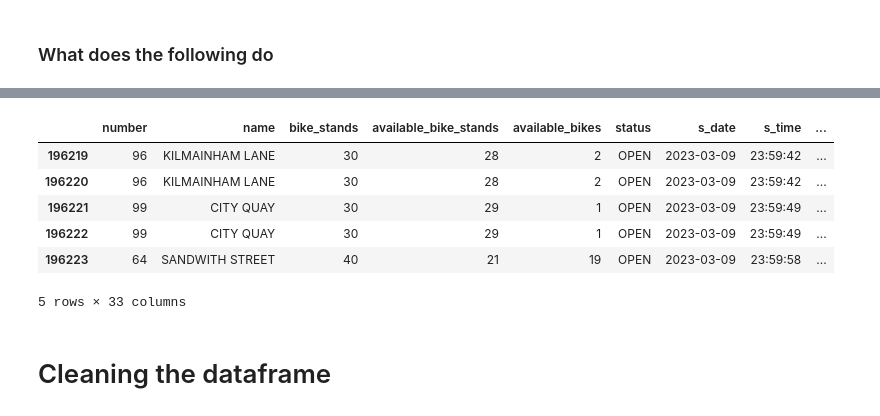
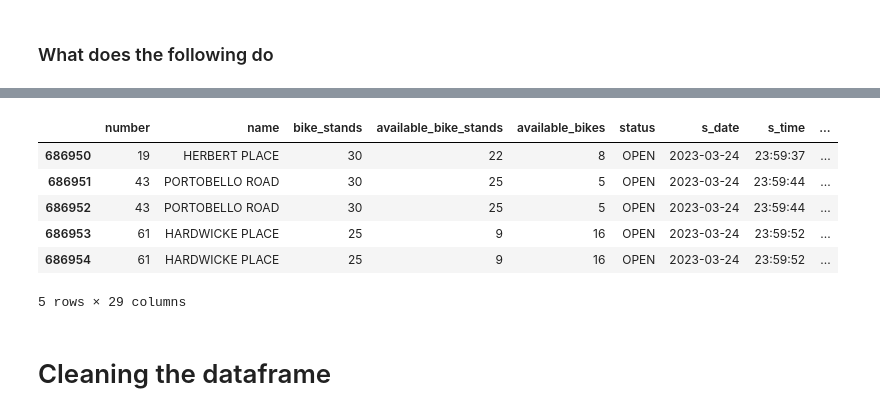
Before and after one commit to shuyaaaaaaa/Dublin-Bike, a Jupyter notebook: datamodel/model.ipynb, the cells around one changed output, grey strips where cells are left out. Cells and saved outputs as stored; diff of their text form; code cells hidden in the pictures.

Commit message:
adding weather data

```diff
--- a/datamodel/model.ipynb
+++ b/datamodel/model.ipynb
@@ -60,3 +90,6 @@ training_data.tail()
 | 707163 | 40 | JERVIS STREET | 21 | 4 | 17 | OPEN | 2023-03-24 | 23:56:56 |
 | 707165 | 103 | GRANGEGORMAN LOWER (SOUTH) | 40 | 39 | 1 | OPEN | 2023-03-24 | 23:58:12 |
 | 707168 | 83 | EMMET ROAD | 40 | 31 | 9 | OPEN | 2023-03-24 | 23:57:58 |
+# %%
+training_weather=drop_w[drop_w['w_date']<='2023-03-24']
+training_weather.tail()
@@ -86,6 +134,3 @@ validation_data.head()
 - weather_main
 
 - Reasoning: I think time of day, extremely high/low temp, extremely high winds and heavy rainfall can predict a variance in bike use
-# %%
-## get data to work for the first 7 days 4th to 9th March
-training_weather=training_data[training_data['s_date']<='2023-03-09']
@@ -94,9 +137,12 @@ df_weather = pd.read_csv('weather_30_3_23.csv')
+# %%
+df_bike=training_data
+df_weather=training_weather
 # %% [markdown]
 ### What does the following do
 # %%
-training_weather['s_time'] =training_weather['s_time'].astype(str).apply(lambda x: str(x).split(' ')[-1])
+df_bike['s_time'] =df_bike['s_time'].astype(str).apply(lambda x: str(x).split(' ')[-1])
 df_weather['w_time'] = df_weather['w_time'].astype(str).apply(lambda x: str(x).split(' ')[-1])
-training_weather['datetime'] = pd.to_datetime(training_weather['s_date'].astype(str) + ' ' + training_weather['s_time'].astype(str).apply(lambda x: str(x).split(' ')[-1]))
+df_bike['datetime'] = pd.to_datetime(df_bike['s_date'].astype(str) + ' ' + df_bike['s_time'].astype(str).apply(lambda x: str(x).split(' ')[-1]))
 df_weather['datetime'] = pd.to_datetime(df_weather['w_date'].astype(str) + ' ' + df_weather['w_time'].astype(str).apply(lambda x: str(x).split(' ')[-1]))
 # %% [output]
 A value is trying to be set on a copy of a slice from a DataFrame.
@@ -112,17 +168,17 @@ See the caveats in the documentation: https://pandas.pydata.org/pandas-docs/stab
 # %%
-training_weather = training_weather.sort_values('datetime')
+df_bike = df_bike.sort_values('datetime')
 df_weather = df_weather.sort_values('datetime')
 
-df_main = pd.merge_asof(training_weather, df_weather, on='datetime', direction='nearest')
+df_main = pd.merge_asof(df_bike, df_weather, on='datetime', direction='nearest')
 df_main.tail()
 # %% [output]
 |  | number | name | bike_stands | available_bike_stands | available_bikes | status | s_date | s_time | ... |
-| 196219 | 96 | KILMAINHAM LANE | 30 | 28 | 2 | OPEN | 2023-03-09 | 23:59:42 | ... |
-| 196220 | 96 | KILMAINHAM LANE | 30 | 28 | 2 | OPEN | 2023-03-09 | 23:59:42 | ... |
-| 196221 | 99 | CITY QUAY | 30 | 29 | 1 | OPEN | 2023-03-09 | 23:59:49 | ... |
-| 196222 | 99 | CITY QUAY | 30 | 29 | 1 | OPEN | 2023-03-09 | 23:59:49 | ... |
-| 196223 | 64 | SANDWITH STREET | 40 | 21 | 19 | OPEN | 2023-03-09 | 23:59:58 | ... |
+| 686950 | 19 | HERBERT PLACE | 30 | 22 | 8 | OPEN | 2023-03-24 | 23:59:37 | ... |
+| 686951 | 43 | PORTOBELLO ROAD | 30 | 25 | 5 | OPEN | 2023-03-24 | 23:59:44 | ... |
+| 686952 | 43 | PORTOBELLO ROAD | 30 | 25 | 5 | OPEN | 2023-03-24 | 23:59:44 | ... |
+| 686953 | 61 | HARDWICKE PLACE | 25 | 9 | 16 | OPEN | 2023-03-24 | 23:59:52 | ... |
+| 686954 | 61 | HARDWICKE PLACE | 25 | 9 | 16 | OPEN | 2023-03-24 | 23:59:52 | ... |
-5 rows × 33 columns
+5 rows × 29 columns
 # %% [markdown]
 # Cleaning the dataframe
 # %%
```
Also changed, not shown: parts of 23 cells of this notebook, 3 other files.
